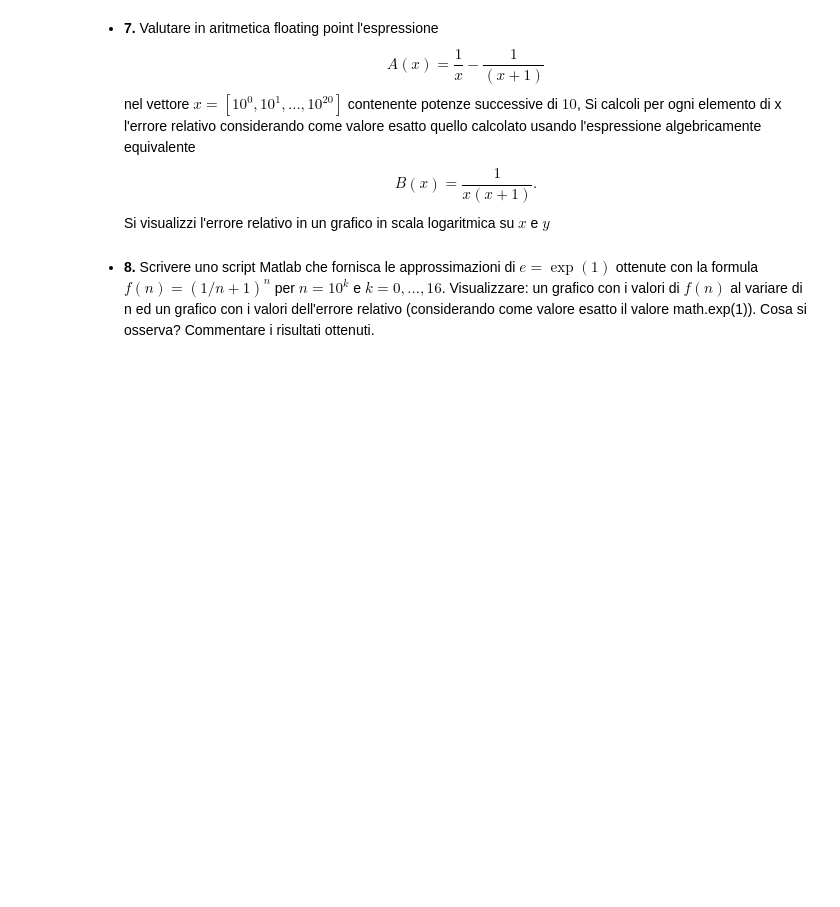
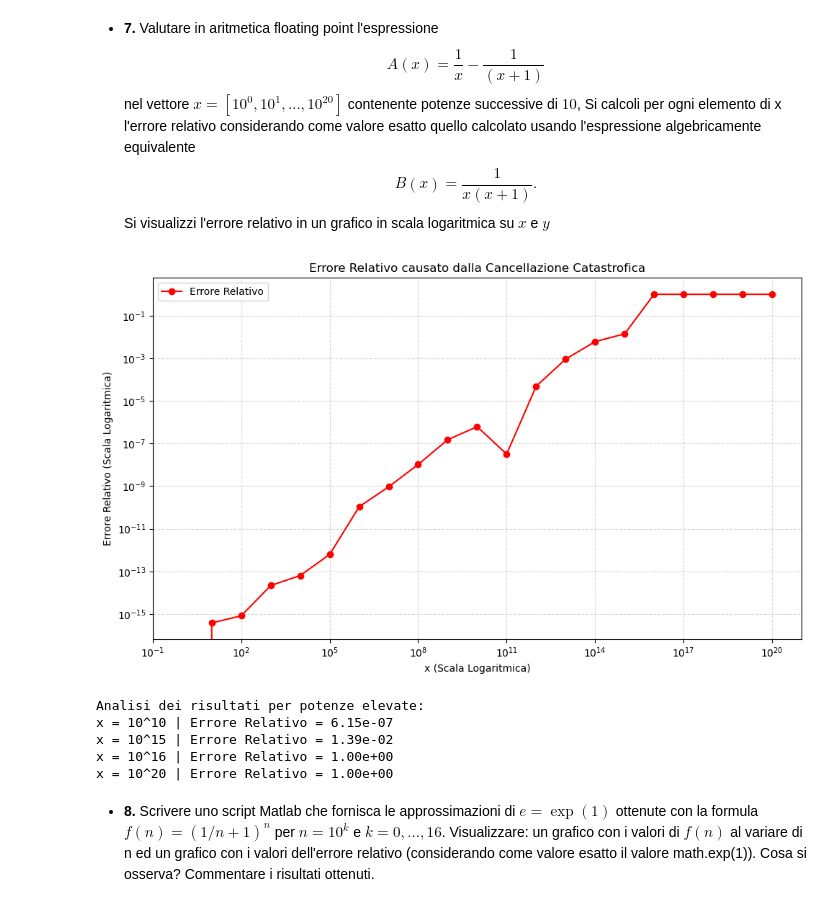
Before and after one commit to Hachi-69/Unibo-Computer-Science-and-Engineering-Year-2, a Jupyter notebook: Numerical-Methods-for-Artificial-Intelligence/lab4/Esercitazione4_10_03_2026.ipynb, the cells around one changed output. Saved outputs shown, nothing was run; the diff lists cells and outputs as text; code cells hidden in the pictures; blank space fills up the shorter version.

```diff
--- a/Numerical-Methods-for-Artificial-Intelligence/lab4/Esercitazione4_10_03_2026.ipynb
+++ b/Numerical-Methods-for-Artificial-Intelligence/lab4/Esercitazione4_10_03_2026.ipynb
@@ -181,6 +181,49 @@ $$A(x)=\frac{1}{x}-\frac{1}{(x+1)}$$  nel vettore   $x=[10^0, 10^1,... ,10^{20}]
 $$
 B(x)=\frac{1}{x (x+1)}.
 $$ Si visualizzi l'errore relativo in un grafico in scala logaritmica su $x$ e $y$
+# %%
+import numpy as np
+import matplotlib.pyplot as plt
+
+esponenti = np.arange(21, dtype=np.float64)
+x = 10.0 ** esponenti
+
+# 2. Valutazione delle espressioni
+# Espressione A: calcolata come differenza di due frazioni
+A = (1.0 / x) - (1.0 / (x + 1.0))
+
+# Espressione B: calcolata in modo numericamente stabile (usata come valore esatto)
+B = 1.0 / (x * (x + 1.0))
+
+# 3. Calcolo dell'errore relativo
+# Formula: |Approssimato - Esatto| / |Esatto|
+errore_relativo = np.abs(A - B) / np.abs(B)
+
+plt.figure(figsize=(10, 6))
+
+plt.loglog(x, errore_relativo, marker='o', linestyle='-', color='red', label='Errore Relativo')
+
+plt.title('Errore Relativo causato dalla Cancellazione Catastrofica')
+plt.xlabel('x (Scala Logaritmica)')
+plt.ylabel('Errore Relativo (Scala Logaritmica)')
+
+plt.grid(True, which="both", ls="--", alpha=0.5)
+plt.legend()
+
+plt.tight_layout()
+plt.show()
+
+# Stampa di alcuni valori per verifica testuale
+print("Analisi dei risultati per potenze elevate:")
+for i in [10, 15, 16, 20]:
+    print(f"x = 10^{i:2d} | Errore Relativo = {errore_relativo[i]:.2e}")
+# %% [output]
+[figure, added]
+Analisi dei risultati per potenze elevate:
+x = 10^10 | Errore Relativo = 6.15e-07
+x = 10^15 | Errore Relativo = 1.39e-02
+x = 10^16 | Errore Relativo = 1.00e+00
+x = 10^20 | Errore Relativo = 1.00e+00
 # %% [markdown]
 - **8.** Scrivere uno script Matlab che fornisca le approssimazioni di $e=\exp(1)$ ottenute con la formula
 $f(n)=(1/n+1)^n$ per $n=10^k$ e  $k=0, ..., 16$. Visualizzare: un grafico con i valori di $f(n)$ al variare di n ed un grafico con i valori dell'errore relativo (considerando come valore esatto il valore math.exp(1)).  Cosa si osserva? Commentare i risultati ottenuti.
```
Also changed, not shown: parts of 1 cell of this notebook.
